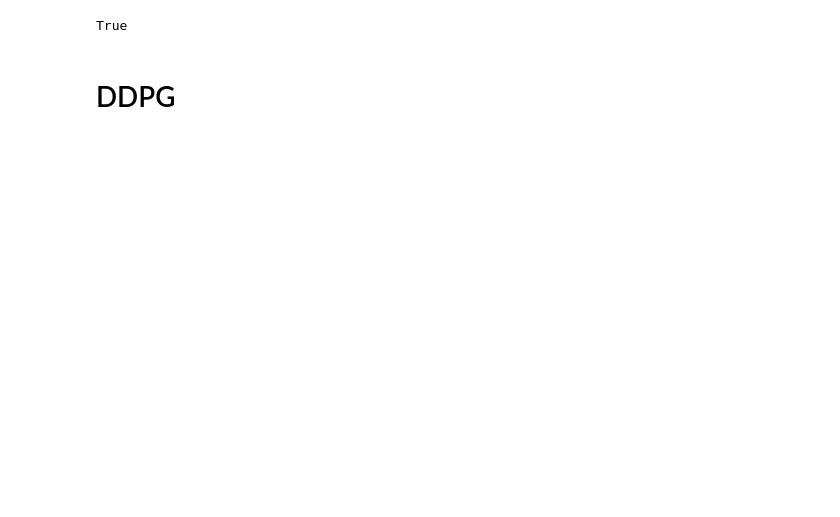
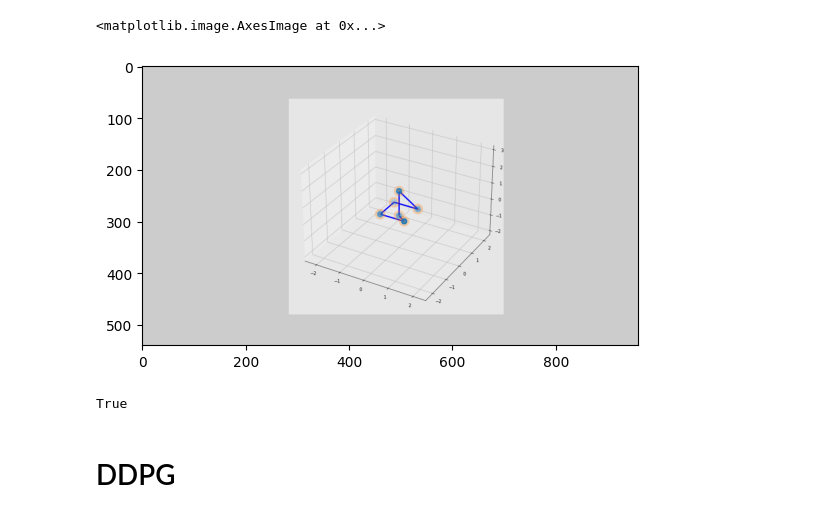
Before and after one commit to MTDzi/bead_gym, a Jupyter notebook: chapter-12.ipynb, the cells around one changed output. Cells and saved outputs as stored; diff of their text form; code cells hidden in the pictures; blank space fills up the shorter version.

```diff
--- a/chapter-12.ipynb
+++ b/chapter-12.ipynb
@@ -66,5 +66,12 @@ SEEDS = (12, 34) #, 56, 78, 90)
 
 %matplotlib inline
+# %%
+env = BeadsQuadCopterEnvironment()
+env.reset()
+plt.imshow(env.render())
+# %% [output]
+<matplotlib.image.AxesImage at 0x...>
+[figure, added]
 # %%
 plt.style.use('fivethirtyeight')
 params = {
```
Also changed, not shown: parts of 6 cells of this notebook, 1 other file.
